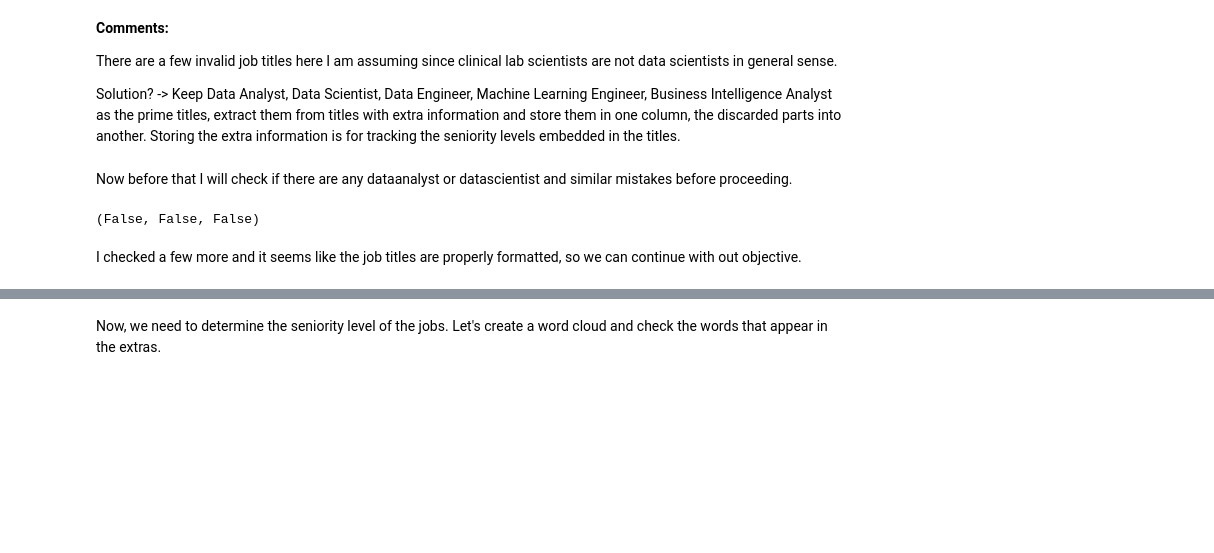
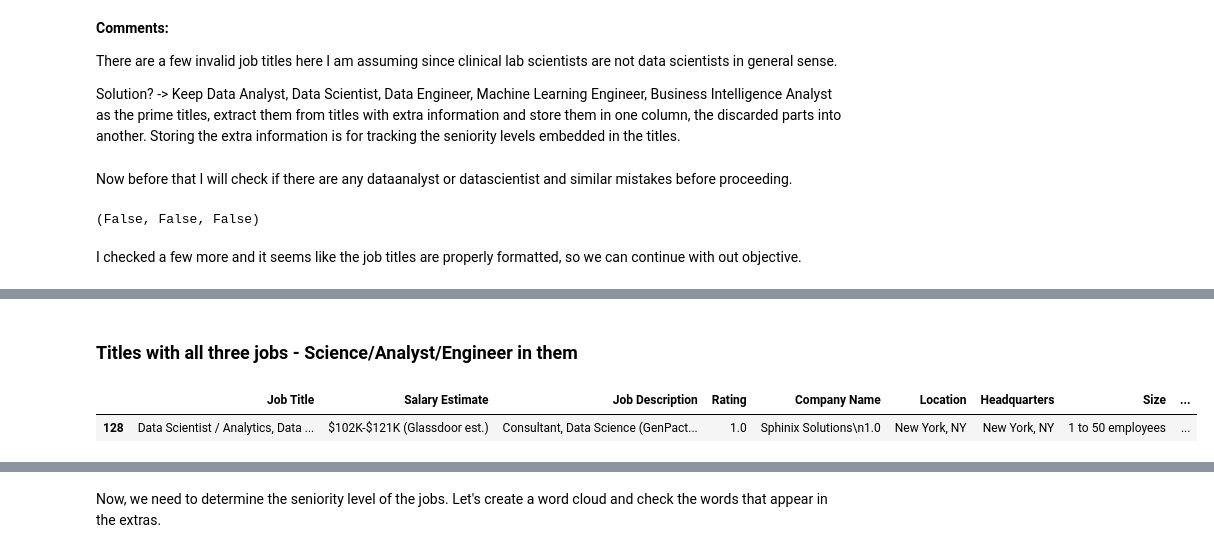
Before and after one commit to royn5618/Medium_Blog_Codes, a Jupyter notebook: Data-Science-Job-Listings/EDA Salary.ipynb, the cells around one changed output, grey strips where cells are left out. Drawn from its saved outputs; the diff is of its cells as text; code cells hidden in the pictures; blank space fills up the shorter version.

```diff
--- a/Data-Science-Job-Listings/EDA Salary.ipynb
+++ b/Data-Science-Job-Listings/EDA Salary.ipynb
@@ -146,0 +280,7 @@ df.head()
+# %% [markdown]
+### Titles with all three jobs - Science/Analyst/Engineer in them
+# %%
+df[(df['Job Title'].str.contains('Scientist')) & (df['Job Title'].str.contains('Analytics')) & (df['Job Title'].str.contains('Engineering'))]
+# %% [output]
+|  | Job Title | Salary Estimate | Job Description | Rating | Company Name | Location | Headquarters | Size | ... |
+| 128 | Data Scientist / Analytics, Data ... | $102K-$121K (Glassdoor est.) | Consultant, Data Science (GenPact... | 1.0 | Sphinix Solutions\n1.0 | New York, NY | New York, NY | 1 to 50 employees | ... |
```
Also changed, not shown: parts of 20 cells of this notebook, 1 other file.
